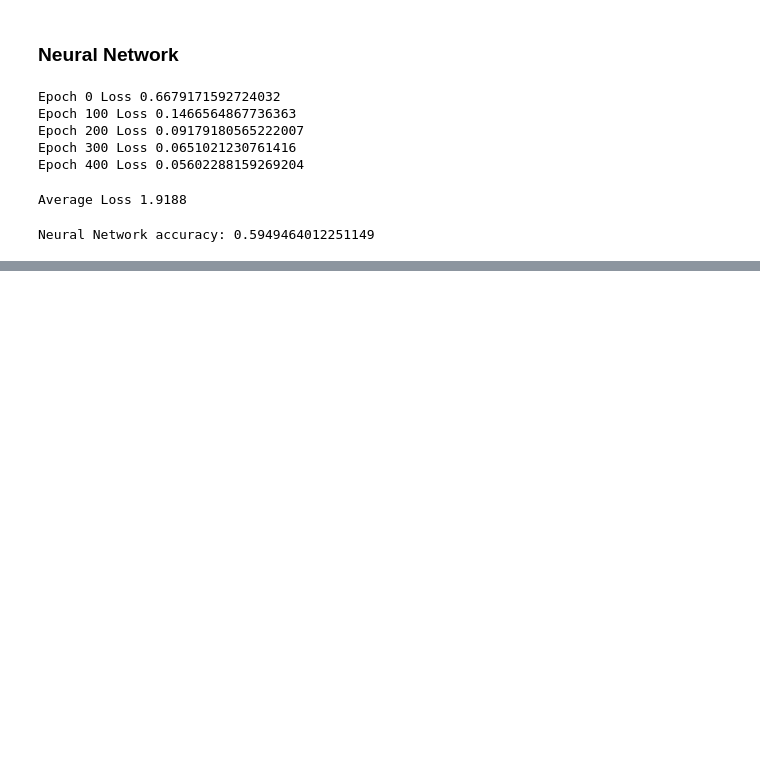
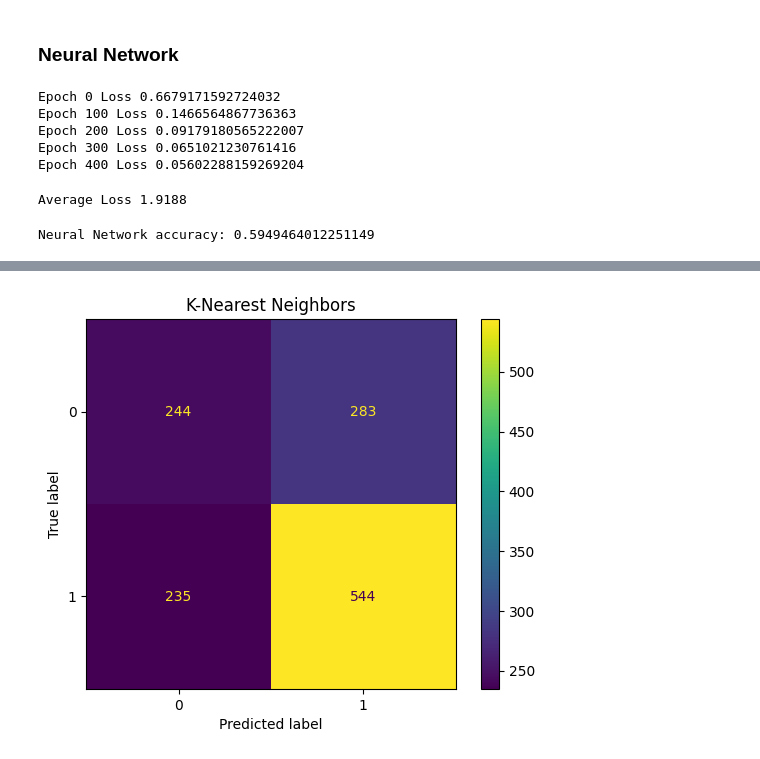
Before and after one commit to shahintaesheikh/UFC-ML-Notebook, a Jupyter notebook: ufc-predict.ipynb, the cells around one changed output, grey strips where cells are left out. Drawn from its saved outputs; the diff is of its cells as text; code cells hidden in the pictures; blank space fills up the shorter version.

```diff
--- a/ufc-predict.ipynb
+++ b/ufc-predict.ipynb
@@ -327,0 +366,9 @@ scores
+# %%
+y_pred_knn = knn.predict(x_test)
+cm_knn = confusion_matrix(y_test, y_pred_knn)
+disp_knn = ConfusionMatrixDisplay(confusion_matrix=cm_knn)
+disp_knn.plot()
+disp_knn.ax_.set_title('K-Nearest Neighbors')
+plt.show()
+# %% [output]
+[figure, added]
```
Also changed, not shown: parts of 8 cells of this notebook.
